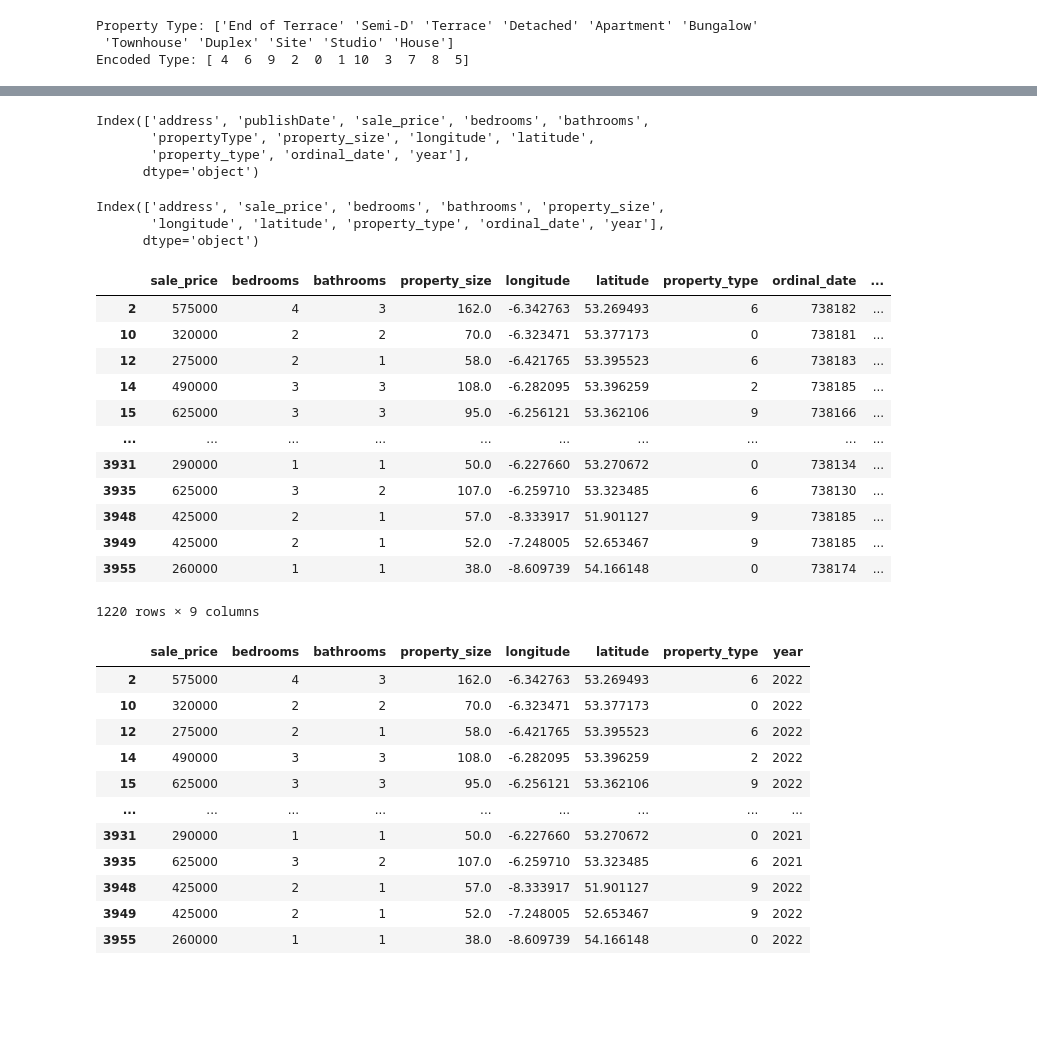
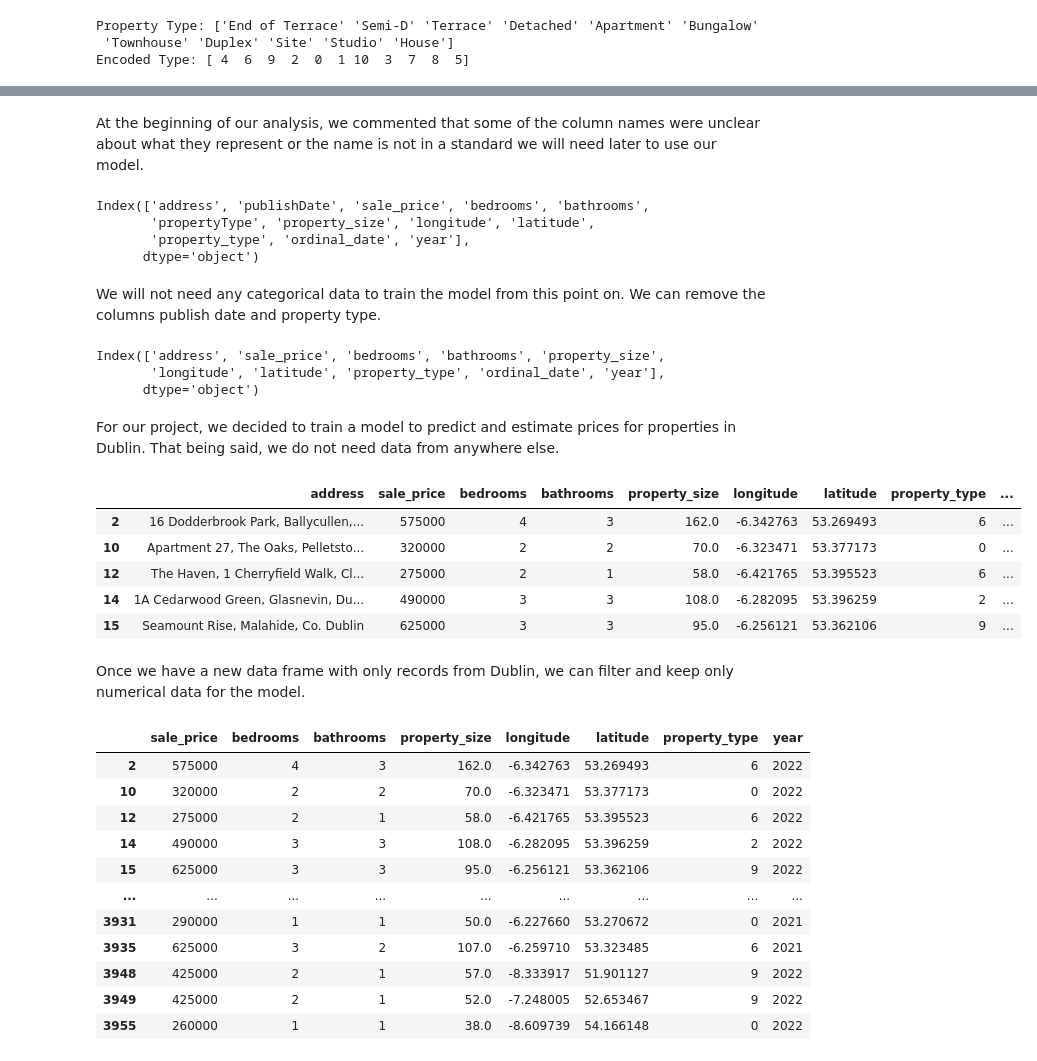
Before and after one commit to raulFuzita/cct-4-year, a Jupyter notebook: problem_solving_for_industry.ipynb, the cells around one changed output, grey strips where cells are left out. Cells and saved outputs as stored; diff of their text form; code cells hidden in the pictures; blank space fills up the shorter version.

```diff
--- a/problem_solving_for_industry.ipynb
+++ b/problem_solving_for_industry.ipynb
@@ -217,5 +265,7 @@ df.head()
 | 2 | 16 Dodderbrook Park, Ballycullen,... | 2022-01-27 | 575000 | 4 | 3 | Semi-D | 162.0 | -6.342763 | ... |
 | 4 | 5 Columba Terrace, Kells, Co. Meath | 2022-01-28 | 120000 | 3 | 1 | Terrace | 68.0 | -6.879797 | ... |
 | 5 | 75 The Lawn, Coolroe Meadows, Bal... | 2022-01-30 | 400000 | 4 | 3 | Semi-D | 113.0 | -8.614786 | ... |
+# %% [markdown]
+At the beginning of our analysis, we commented that some of the column names were unclear about what they represent or the name is not in a standard we will need later to use our model.
 # %%
 rename_columns = {'title': 'address', 'price': 'sale_price', 'numBedrooms': 'bedrooms', 'numBathrooms': 'bathrooms', 'propertySize': 'property_size', 'encoded_propertyType': 'property_type'}
@@ -227,4 +276,6 @@ Index(['address', 'publishDate', 'sale_price', 'bedrooms', 'bathrooms',
        'propertyType', 'property_size', 'longitude', 'latitude',
        'property_type', 'ordinal_date', 'year'],
       dtype='object')
+# %% [markdown]
+We will not need any categorical data to train the model from this point on. We can remove the columns publish date and property type.
 # %%
@@ -235,25 +285,20 @@ df.columns
 Index(['address', 'sale_price', 'bedrooms', 'bathrooms', 'property_size',
        'longitude', 'latitude', 'property_type', 'ordinal_date', 'year'],
       dtype='object')
+# %% [markdown]
+For our project, we decided to train a model to predict and estimate prices for properties in Dublin. That being said, we do not need data from anywhere else.
 # %%
-# retrive all records where address contains 'Dublin' word
 dublin = df[df['address'].str.contains('Dublin')]
+dublin.head()
+# %% [output]
+|  | address | sale_price | bedrooms | bathrooms | property_size | longitude | latitude | property_type | ... |
+| 2 | 16 Dodderbrook Park, Ballycullen,... | 575000 | 4 | 3 | 162.0 | -6.342763 | 53.269493 | 6 | ... |
+| 10 | Apartment 27, The Oaks, Pelletsto... | 320000 | 2 | 2 | 70.0 | -6.323471 | 53.377173 | 0 | ... |
+| 12 | The Haven, 1 Cherryfield Walk, Cl... | 275000 | 2 | 1 | 58.0 | -6.421765 | 53.395523 | 6 | ... |
+| 14 | 1A Cedarwood Green, Glasnevin, Du... | 490000 | 3 | 3 | 108.0 | -6.282095 | 53.396259 | 2 | ... |
+| 15 | Seamount Rise, Malahide, Co. Dublin | 625000 | 3 | 3 | 95.0 | -6.256121 | 53.362106 | 9 | ... |
-# %%
-dublin.iloc[:,range(1,10)]
-# %% [output]
-|  | sale_price | bedrooms | bathrooms | property_size | longitude | latitude | property_type | ordinal_date | ... |
-| 2 | 575000 | 4 | 3 | 162.0 | -6.342763 | 53.269493 | 6 | 738182 | ... |
-| 10 | 320000 | 2 | 2 | 70.0 | -6.323471 | 53.377173 | 0 | 738181 | ... |
-| 12 | 275000 | 2 | 1 | 58.0 | -6.421765 | 53.395523 | 6 | 738183 | ... |
-| 14 | 490000 | 3 | 3 | 108.0 | -6.282095 | 53.396259 | 2 | 738185 | ... |
-| 15 | 625000 | 3 | 3 | 95.0 | -6.256121 | 53.362106 | 9 | 738166 | ... |
-| ... | ... | ... | ... | ... | ... | ... | ... | ... | ... |
-| 3931 | 290000 | 1 | 1 | 50.0 | -6.227660 | 53.270672 | 0 | 738134 | ... |
-| 3935 | 625000 | 3 | 2 | 107.0 | -6.259710 | 53.323485 | 6 | 738130 | ... |
-| 3948 | 425000 | 2 | 1 | 57.0 | -8.333917 | 51.901127 | 9 | 738185 | ... |
-| 3949 | 425000 | 2 | 1 | 52.0 | -7.248005 | 52.653467 | 9 | 738185 | ... |
-| 3955 | 260000 | 1 | 1 | 38.0 | -8.609739 | 54.166148 | 0 | 738174 | ... |
-1220 rows × 9 columns
+# %% [markdown]
+Once we have a new data frame with only records from Dublin, we can filter and keep only numerical data for the model.
 # %%
 keep_columns = ['sale_price', 'bedrooms', 'bathrooms', 'property_size', 'longitude', 'latitude', 'property_type', 'year']
 dublin.loc[:,keep_columns]
```
Also changed, not shown: parts of 58 cells of this notebook.
